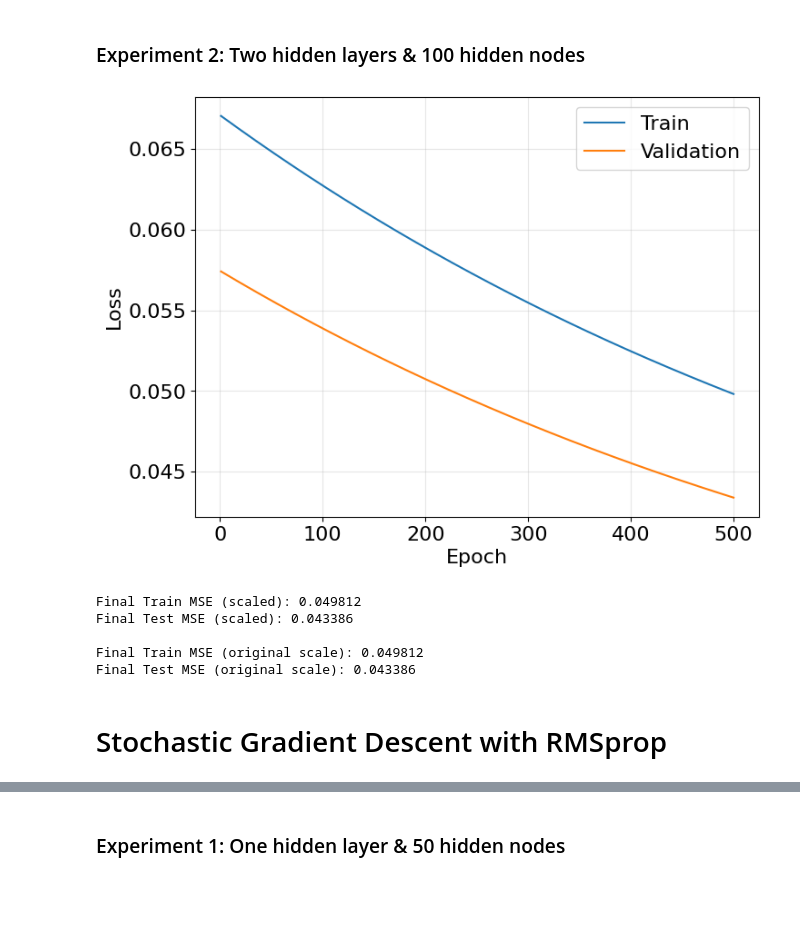
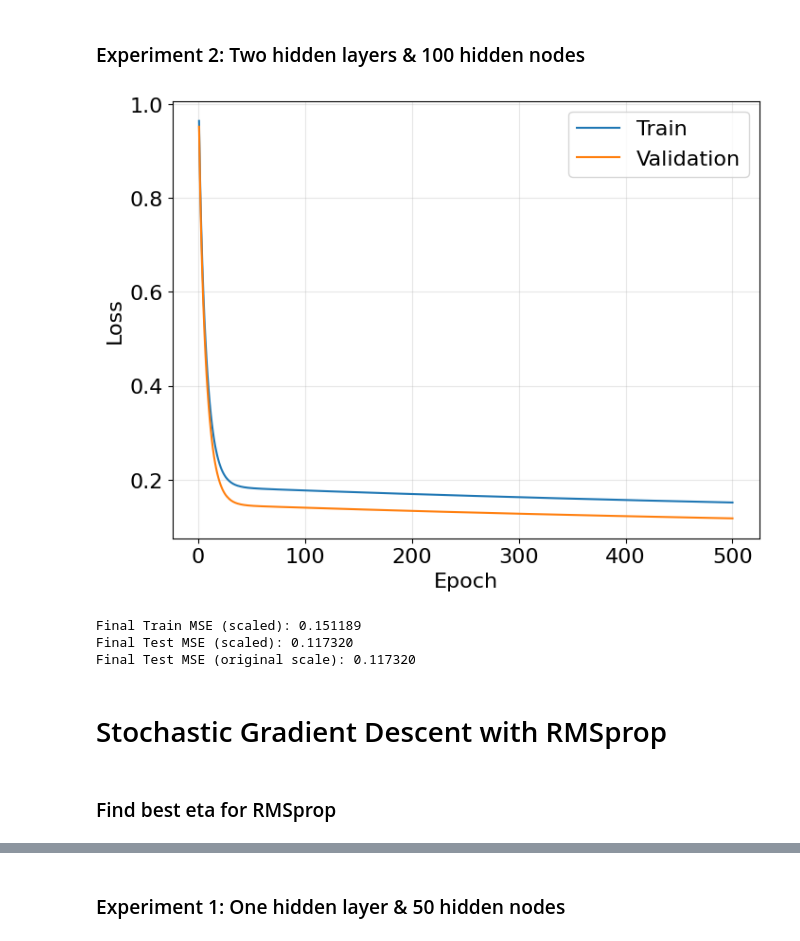
Before and after one commit to livelstorborg/FYS-STK4155, a Jupyter notebook: project2/code/notebooks/part_b.ipynb, the cells around one changed output, grey strips where cells are left out. Saved outputs shown, nothing was run; the diff lists cells and outputs as text; code cells hidden in the pictures; blank space fills up the shorter version.

```diff
--- a/project2/code/notebooks/part_b.ipynb
+++ b/project2/code/notebooks/part_b.ipynb
@@ -22,7 +22,7 @@ np.random.seed(SEED)
 N = 300
 x = np.linspace(-1, 1, N)
 y_true = runge(x)
-y_noise = y_true + np.random.normal(0, 0.1, N)
+y_noise = y_true + np.random.normal(0, 0.3, N)
 # %%
 X_poly = polynomial_features(x, p=14, intercept=False)
 
@@ -72,5 +72,7 @@ EPOCHS = 500
 BATCH_SIZE = 32
 LOSS = MSE()
 NETWORK_INPUT_SIZE = 1
+
+ETA_VALS = np.logspace(-5, -1, 5)
 # %% [markdown]
 # Full batch Gradient Descent
@@ -140,62 +181,58 @@ Final Test MSE (original scale): 0.057451
 # %%
 nn_gd_2 = NeuralNetwork(
     network_input_size=NETWORK_INPUT_SIZE,
-    layer_output_sizes=layer_sizes_2,
-    activations=activations_2,
+    layer_output_sizes=layer_sizes_1,
+    activations=activations_1,
     loss=LOSS,
     seed=SEED
 )
 
 
 history = train(
-            nn=nn_gd_1,
+            nn=nn_gd_2,
             X_train=X_train_s,
             y_train=y_train_s,
             X_val=X_test_s,
             y_val=y_test_s,
-            optimizer=GD(eta=0.01),
+            optimizer=GD(eta=best_eta_gd_2),
             epochs=EPOCHS,
-            batch_size=len(X_train_s),  # Full batch
+            batch_size=len(X_train_s),
             stochastic=False,
             task='regression',
             early_stopping=False,
             patience=10,
             verbose=False,
             seed=SEED
         )
 
-# Access the results
-train_loss = history['train_loss']  # This will be MSE on scaled data
-val_loss = history['val_loss']      # This will be MSE on scaled data
 
-# Plot learning curves
+train_loss = history['train_loss']
+val_loss = history['val_loss']
+
+
 plot_learning_curves(train_loss, val_loss)
 
-# Get final MSE on scaled data
 print(f"Final Train MSE (scaled): {train_loss[-1]:.6f}")
 print(f"Final Test MSE (scaled): {val_loss[-1]:.6f}")
 
-# If you want MSE on original scale:
-y_train_pred_scaled = nn_gd_1.predict(X_train_s)
-y_test_pred_scaled = nn_gd_1.predict(X_test_s)
+# These predictions are SCALED (not original)
+y_train_pred_scaled = nn_gd_2.predict(X_train_s)  # Network outputs scaled predictions
+y_test_pred_scaled = nn_gd_2.predict(X_test_s)    # Network outputs scaled predictions
 
-# Inverse transform predictions
-y_train_pred = inverse_scale_y(y_train_pred_scaled, y_mean)
-y_test_pred = inverse_scale_y(y_test_pred_scaled, y_mean)
+# NOW we transform to original scale
+y_train_pred = inverse_scale_y(y_train_pred_scaled, y_mean)  # NOW it's original
+y_test_pred = inverse_scale_y(y_test_pred_scaled, y_mean)    # NOW it's original
 
-# Calculate MSE on original scale
-from sklearn.metrics import mean_squared_error
-train_mse_original = mse(y_train_nn, y_train_pred)
-test_mse_original = mse(y_test_nn, y_test_pred)
-
-print(f"\nFinal Train MSE (original scale): {train_mse_original:.6f}")
+# THESE are on original scale
+train_mse_original = mse(y_train_nn, y_train_pred)  # Original scale MSE
+test_mse_original = mse(y_test_nn, y_test_pred)     # Original scale MSE
 print(f"Final Test MSE (original scale): {test_mse_original:.6f}")
 # %% [output]
-[figure, old version]
+[figure, new version]
-Final Train MSE (scaled): 0.049812
-Final Test MSE (scaled): 0.043386
-
-Final Train MSE (original scale): 0.049812
-Final Test MSE (original scale): 0.043386
+Final Train MSE (scaled): 0.151189
+Final Test MSE (scaled): 0.117320
+Final Test MSE (original scale): 0.117320
 # %% [markdown]
 # Stochastic Gradient Descent with RMSprop
+# %% [markdown]
+### Find best eta for RMSprop
```
Also changed, not shown: parts of 13 cells of this notebook, 8 other files.
